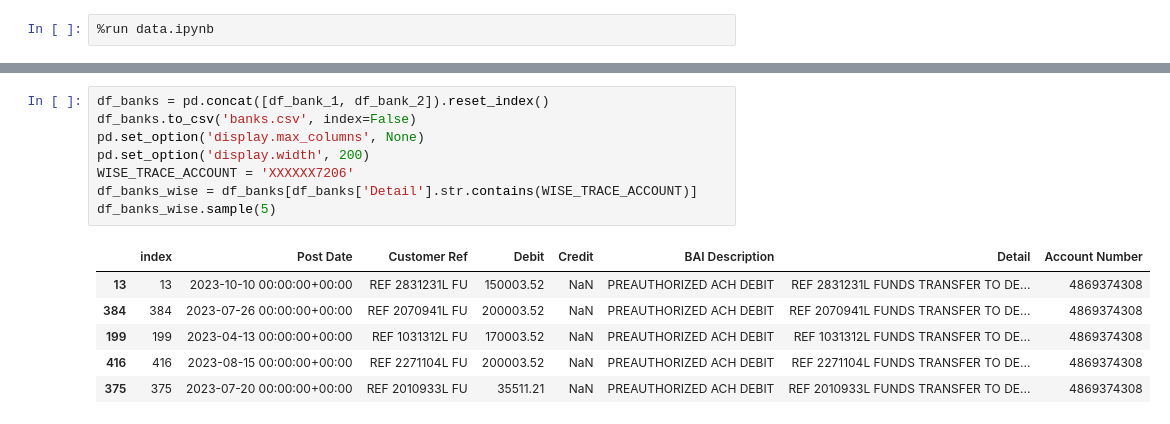
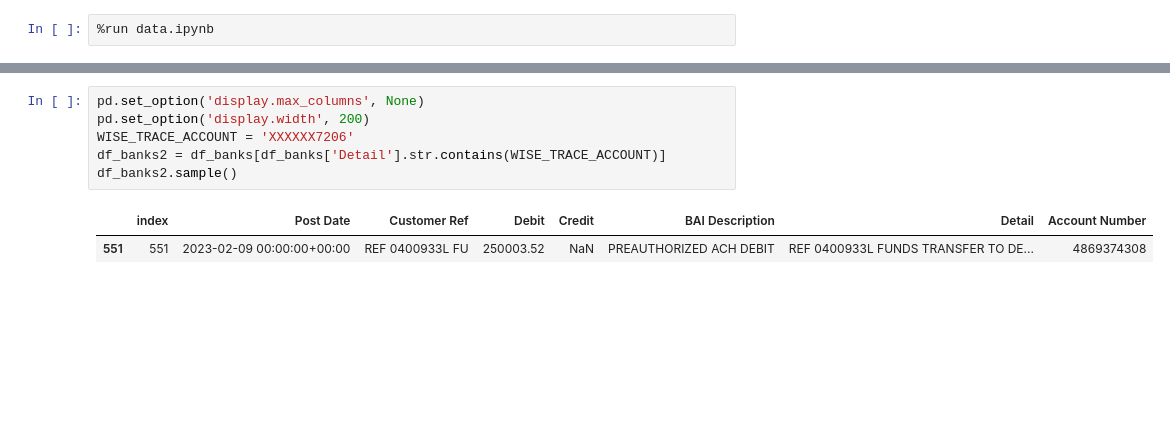
Before and after one commit to opencollective/accounting-export, a Jupyter notebook: wise.ipynb, the cells around one changed output, grey strips where cells are left out. Drawn from its saved outputs; the diff is of its cells as text; blank space fills up the shorter version.

```diff
--- a/wise.ipynb
+++ b/wise.ipynb
@@ -101,18 +84,12 @@ df_left_platform.sample(10)
 # %%
-df_banks = pd.concat([df_bank_1, df_bank_2]).reset_index()
-df_banks.to_csv('banks.csv', index=False)
 pd.set_option('display.max_columns', None)
 pd.set_option('display.width', 200)
 WISE_TRACE_ACCOUNT = 'XXXXXX7206'
-df_banks_wise = df_banks[df_banks['Detail'].str.contains(WISE_TRACE_ACCOUNT)]
-df_banks_wise.sample(5)
+df_banks2 = df_banks[df_banks['Detail'].str.contains(WISE_TRACE_ACCOUNT)]
+df_banks2.sample()
 # %% [output]
 |  | index | Post Date | Customer Ref | Debit | Credit | BAI Description | Detail | Account Number |
-| 13 | 13 | 2023-10-10 00:00:00+00:00 | REF 2831231L FU | 150003.52 | NaN | PREAUTHORIZED ACH DEBIT | REF 2831231L FUNDS TRANSFER TO DE... | 4869374308 |
-| 384 | 384 | 2023-07-26 00:00:00+00:00 | REF 2070941L FU | 200003.52 | NaN | PREAUTHORIZED ACH DEBIT | REF 2070941L FUNDS TRANSFER TO DE... | 4869374308 |
-| 199 | 199 | 2023-04-13 00:00:00+00:00 | REF 1031312L FU | 170003.52 | NaN | PREAUTHORIZED ACH DEBIT | REF 1031312L FUNDS TRANSFER TO DE... | 4869374308 |
-| 416 | 416 | 2023-08-15 00:00:00+00:00 | REF 2271104L FU | 200003.52 | NaN | PREAUTHORIZED ACH DEBIT | REF 2271104L FUNDS TRANSFER TO DE... | 4869374308 |
-| 375 | 375 | 2023-07-20 00:00:00+00:00 | REF 2010933L FU | 35511.21 | NaN | PREAUTHORIZED ACH DEBIT | REF 2010933L FUNDS TRANSFER TO DE... | 4869374308 |
+| 551 | 551 | 2023-02-09 00:00:00+00:00 | REF 0400933L FU | 250003.52 | NaN | PREAUTHORIZED ACH DEBIT | REF 0400933L FUNDS TRANSFER TO DE... | 4869374308 |
 # %%
 def matchByDateAndValue(df1, df1cols, df2, df2cols, timeDelta = '10 days', valueDelta = 0.1):
     a = df1[df1cols]
```
Also changed, not shown: parts of 7 cells of this notebook, 6 other files.
